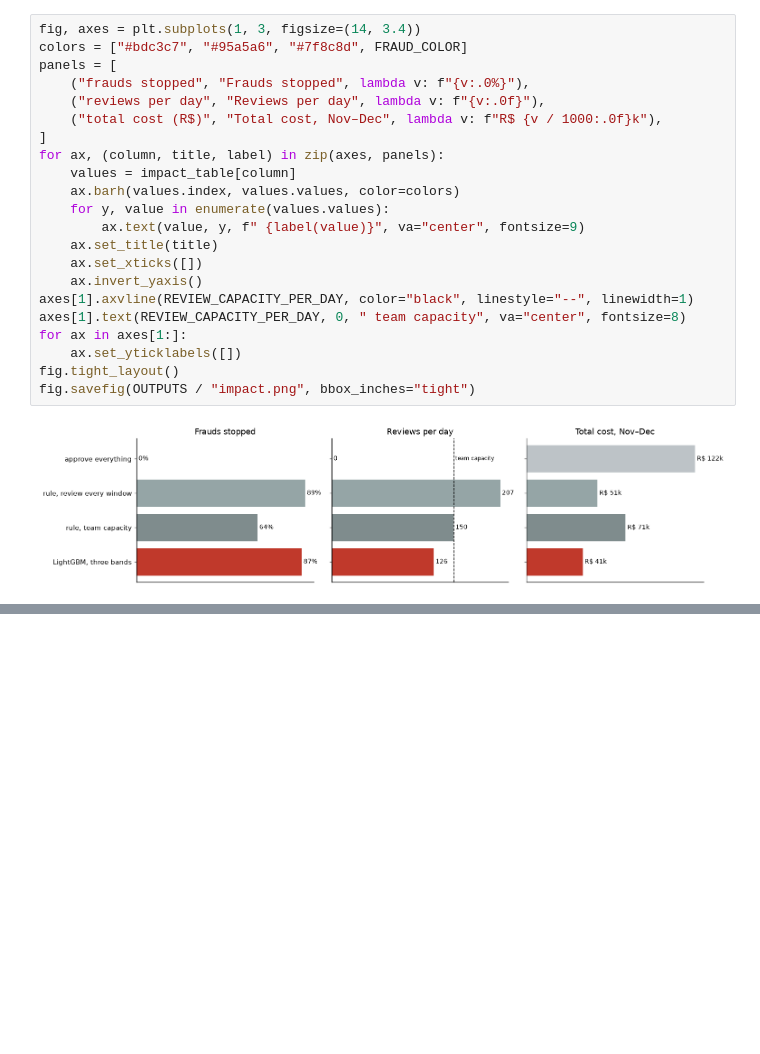
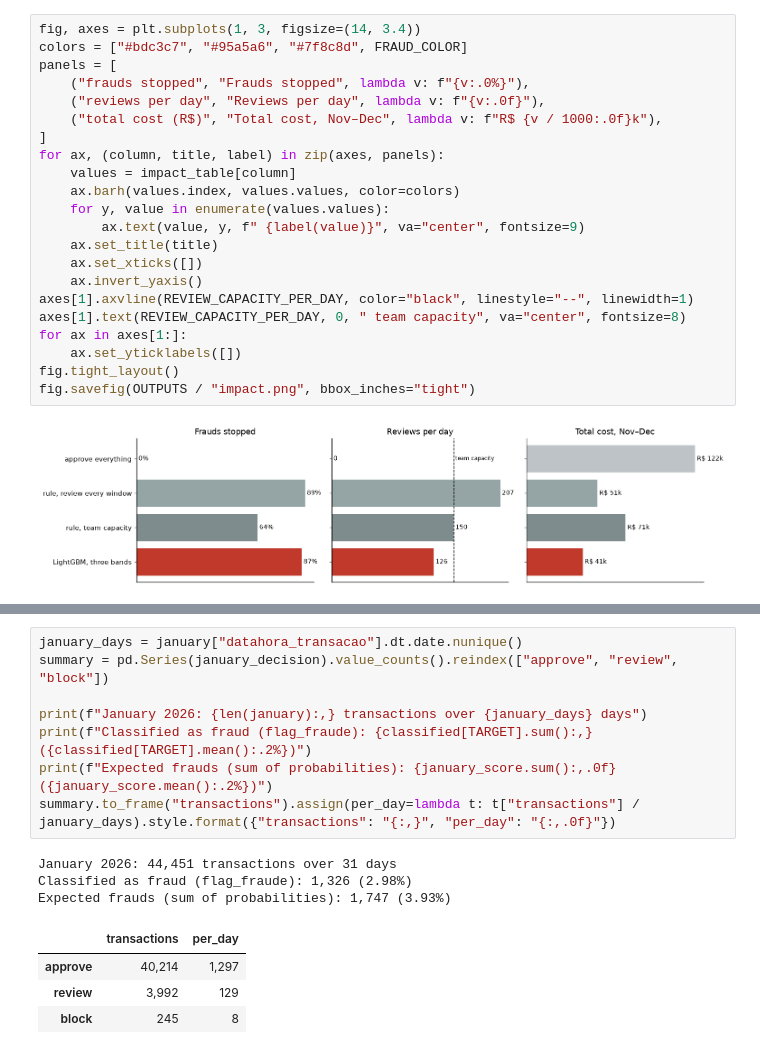
Before and after one commit to JuliaNazka/fraud-detection-case, a Jupyter notebook: notebooks/fraud_detection.ipynb, the cells around one changed output, grey strips where cells are left out. Saved outputs shown, nothing was run; the diff lists cells and outputs as text; blank space fills up the shorter version.

```diff
--- a/notebooks/fraud_detection.ipynb
+++ b/notebooks/fraud_detection.ipynb
@@ -821,0 +885,16 @@ These figures come from November and December, with December's new pattern misse
+# %%
+january_days = january["datahora_transacao"].dt.date.nunique()
+summary = pd.Series(january_decision).value_counts().reindex(["approve", "review", "block"])
+
+print(f"January 2026: {len(january):,} transactions over {january_days} days")
+print(f"Classified as fraud (flag_fraude): {classified[TARGET].sum():,} ({classified[TARGET].mean():.2%})")
+print(f"Expected frauds (sum of probabilities): {january_score.sum():,.0f} ({january_score.mean():.2%})")
+summary.to_frame("transactions").assign(per_day=lambda t: t["transactions"] / january_days).style.format({"transactions": "{:,}", "per_day": "{:,.0f}"})
+# %% [output]
+January 2026: 44,451 transactions over 31 days
+Classified as fraud (flag_fraude): 1,326 (2.98%)
+Expected frauds (sum of probabilities): 1,747 (3.93%)
+|  | transactions | per_day |
+| approve | 40,214 | 1,297 |
+| review | 3,992 | 129 |
+| block | 245 | 8 |
```
Also changed, not shown: parts of 8 cells of this notebook.
